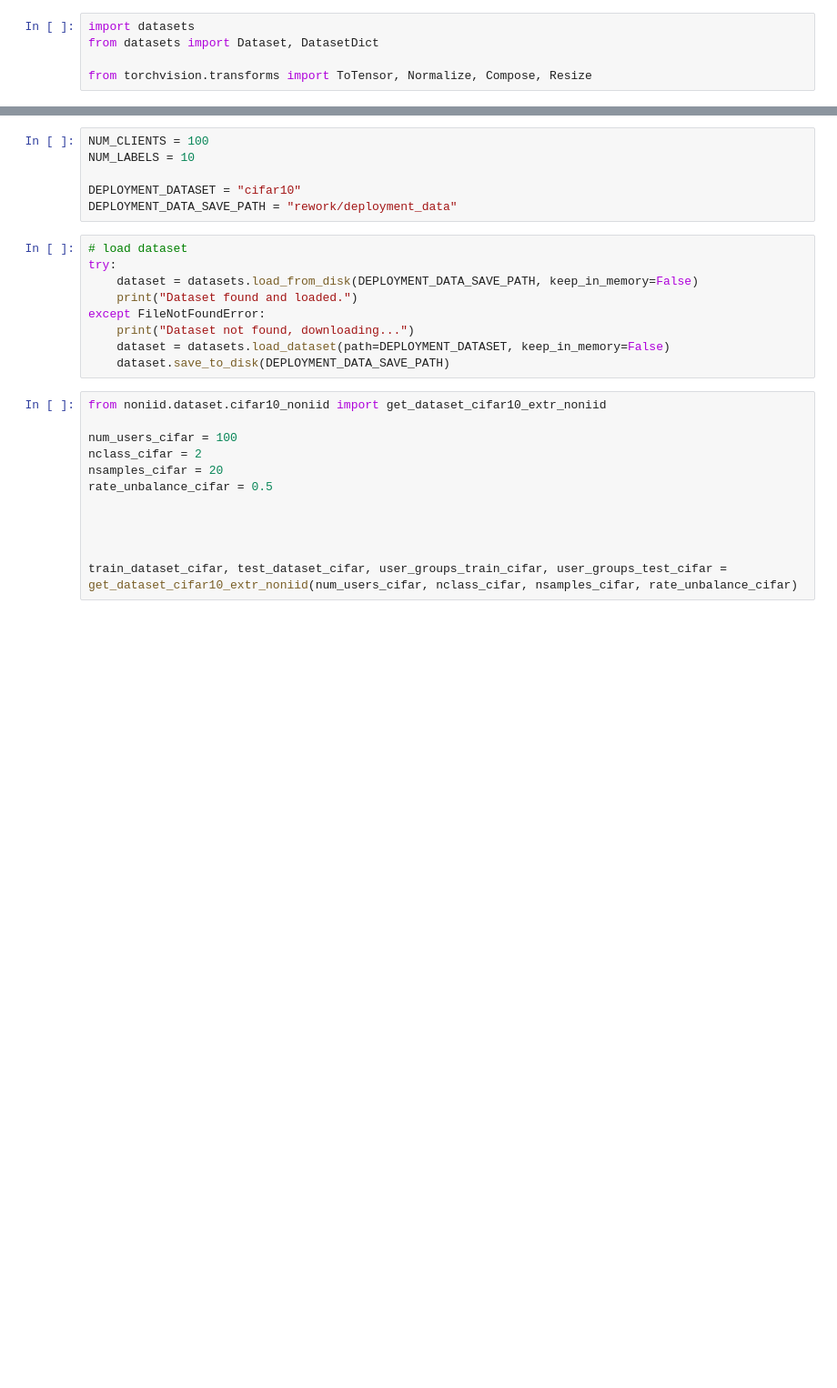
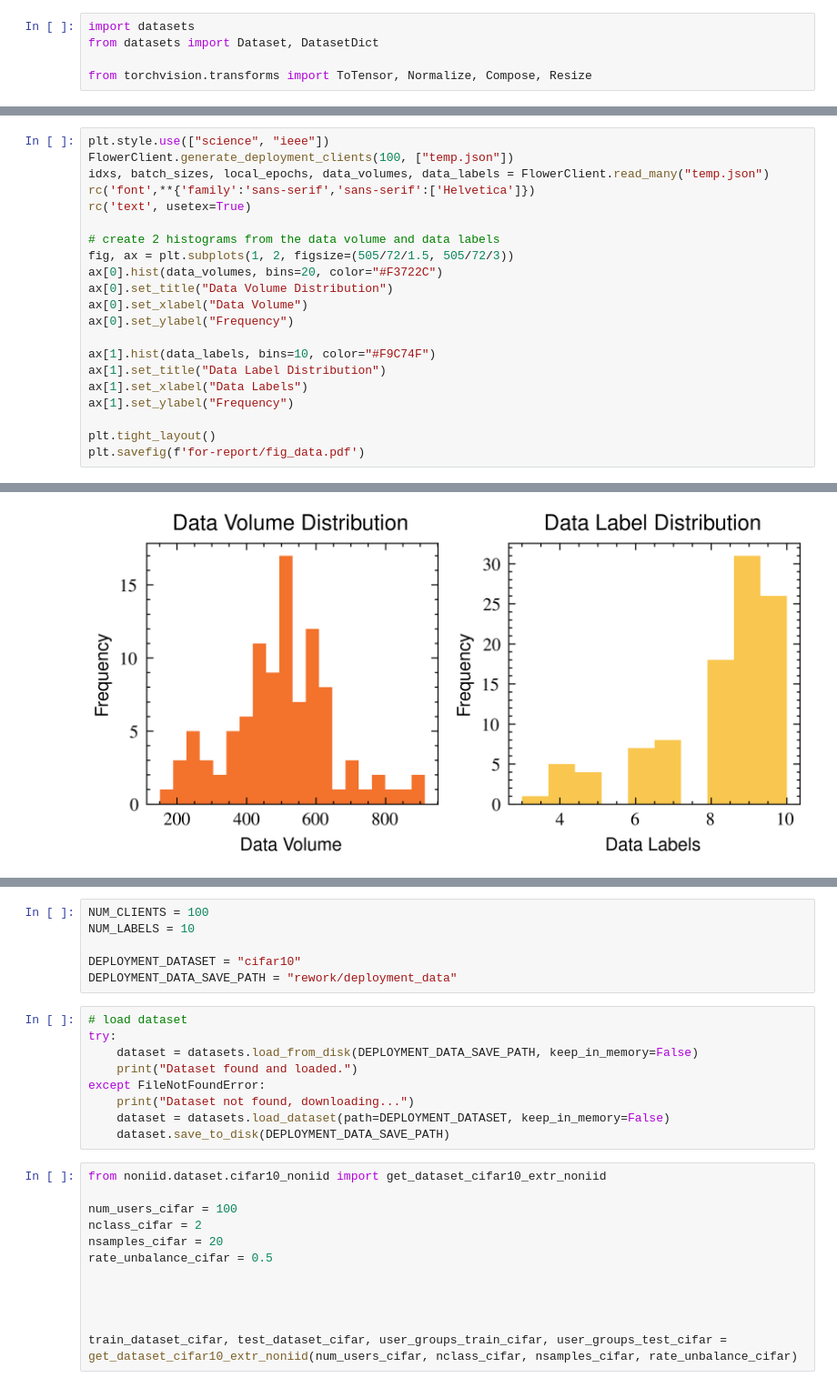
Before and after one commit to Alex-Nygaard/research-project, a Jupyter notebook: distribution.ipynb, the cells around one changed output, grey strips where cells are left out. Shown: that part at 91% size. Cells and saved outputs as stored; diff of their text form; blank space fills up the shorter version.

```diff
--- a/distribution.ipynb
+++ b/distribution.ipynb
@@ -14,0 +76,22 @@ AttributeError: Can't pickle local object '_download_data.<locals>.<lambda>'
+# %%
+plt.style.use(["science", "ieee"])
+FlowerClient.generate_deployment_clients(100, ["temp.json"])
+idxs, batch_sizes, local_epochs, data_volumes, data_labels = FlowerClient.read_many("temp.json")
+rc('font',**{'family':'sans-serif','sans-serif':['Helvetica']})
+rc('text', usetex=True)
+
+# create 2 histograms from the data volume and data labels
+fig, ax = plt.subplots(1, 2, figsize=(505/72/1.5, 505/72/3))
+ax[0].hist(data_volumes, bins=20, color="#F3722C")
+ax[0].set_title("Data Volume Distribution")
+ax[0].set_xlabel("Data Volume")
+ax[0].set_ylabel("Frequency")
+
+ax[1].hist(data_labels, bins=10, color="#F9C74F")
+ax[1].set_title("Data Label Distribution")
+ax[1].set_xlabel("Data Labels")
+ax[1].set_ylabel("Frequency")
+
+plt.tight_layout()
+plt.savefig(f'for-report/fig_data.pdf')
+# %% [output]
@@ -14,0 +99 @@ AttributeError: Can't pickle local object '_download_data.<locals>.<lambda>'
+[figure, added]
```
Also changed, not shown: parts of 10 cells of this notebook, 17 other files.
